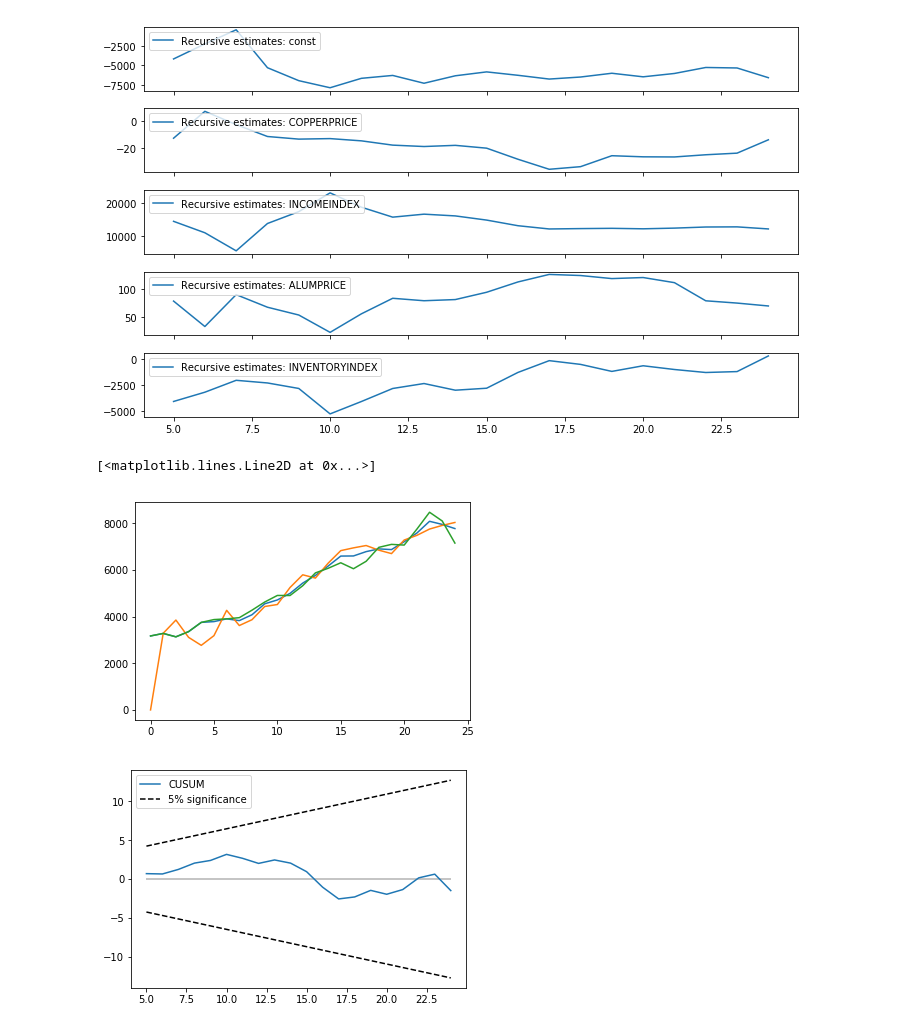
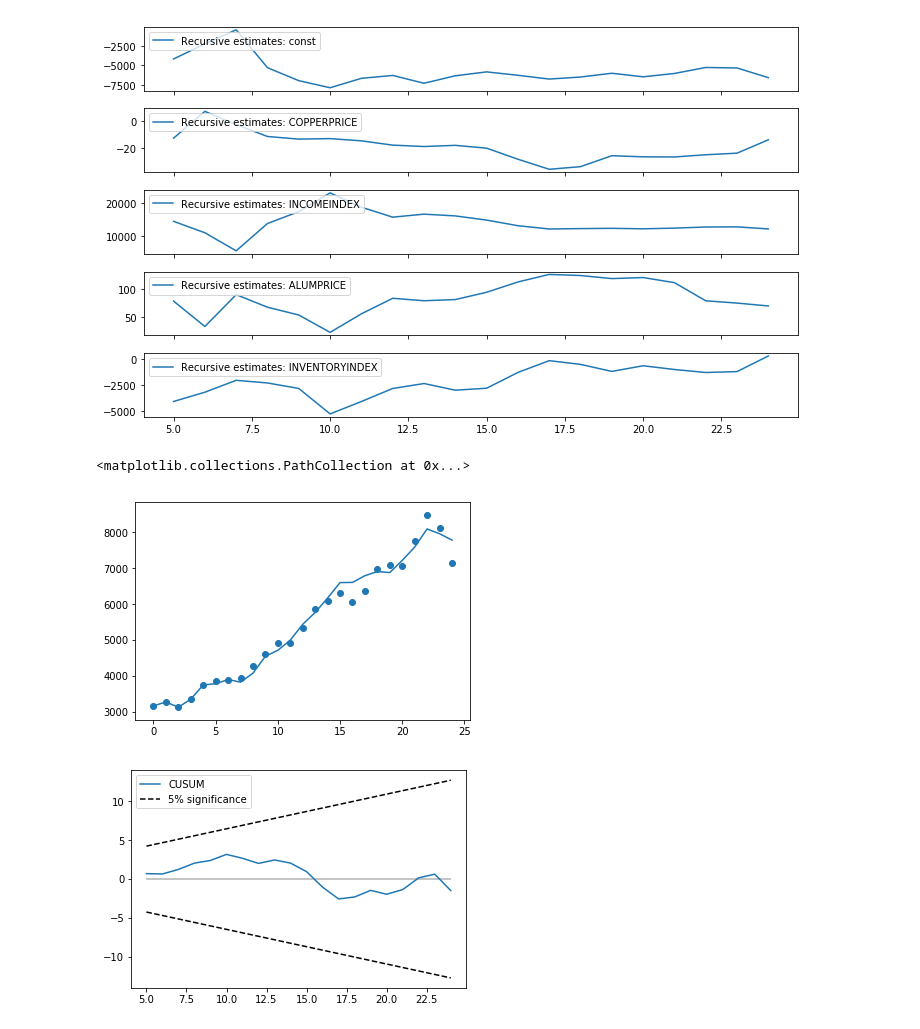
Before and after one commit to canietoa/TimeSeries, a Jupyter notebook: septiembre19/Recursive least squares.ipynb, the cells around one changed output. Saved outputs shown, nothing was run; the diff lists cells and outputs as text; code cells hidden in the pictures.

```diff
--- a/septiembre19/Recursive least squares.ipynb
+++ b/septiembre19/Recursive least squares.ipynb
@@ -70,11 +69,11 @@ res.plot_recursive_coefficient(range(mod.k_exog), alpha=None, figsize=(10,6));
 C=res.recursive_coefficients.filtered
 # %%
 plt.plot(C[0]+C[1]*data.COPPERPRICE+C[2]*data.INCOMEINDEX+C[3]*data.ALUMPRICE+C[4]*data.INVENTORYINDEX)
-plt.plot(res.fittedvalues)
-plt.plot(data['World consumption'])
+#plt.plot(res.fittedvalues)
+plt.scatter(range(len(data)),data['World consumption'])
 # %% [output]
-[<matplotlib.lines.Line2D at 0x...>]
+<matplotlib.collections.PathCollection at 0x...>
-[figure, old version]
+[figure, new version]
 # %%
 res.plot_cusum();
 # %% [output]
```
Also changed, not shown: parts of 3 cells of this notebook, 2 other files.
